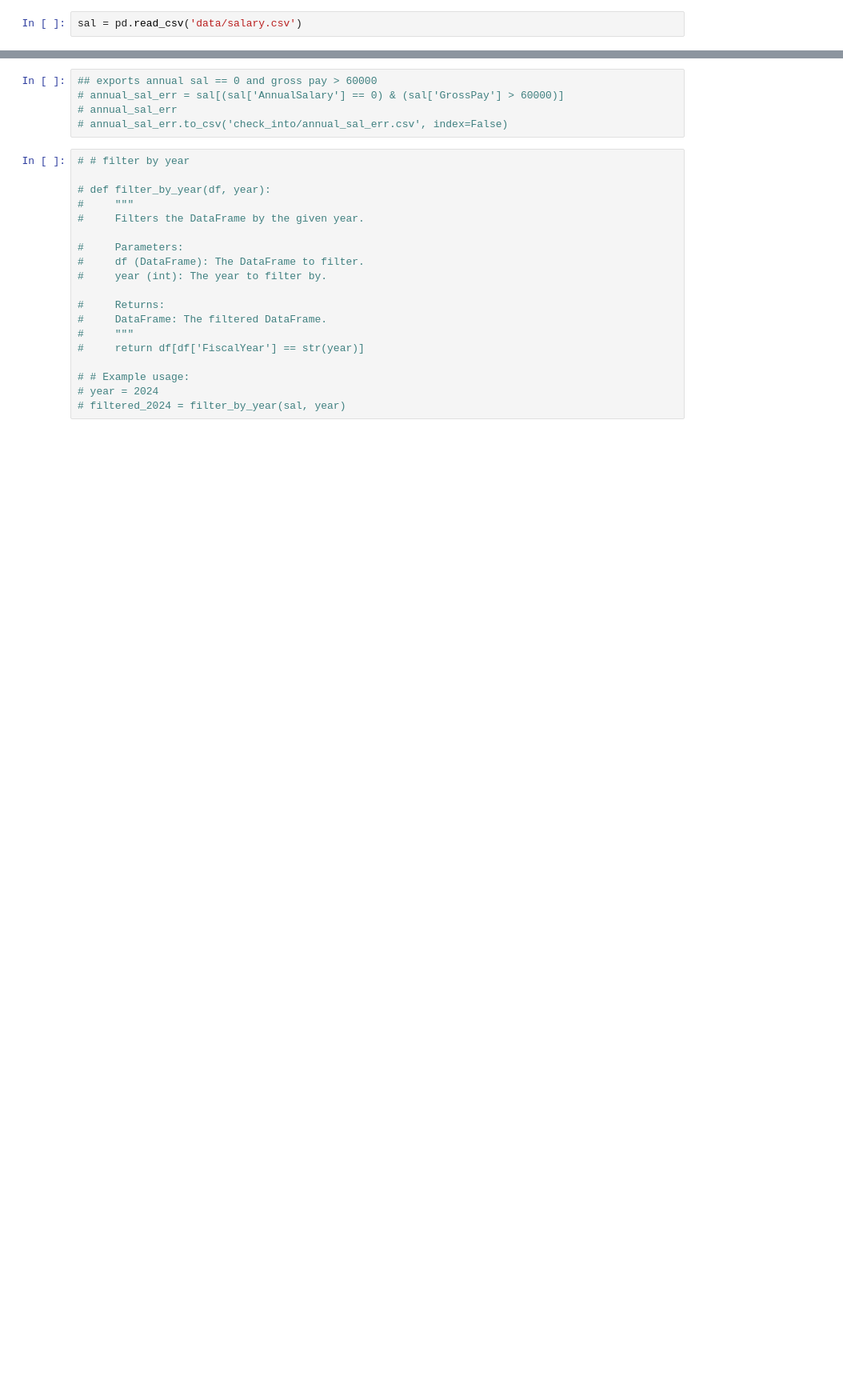
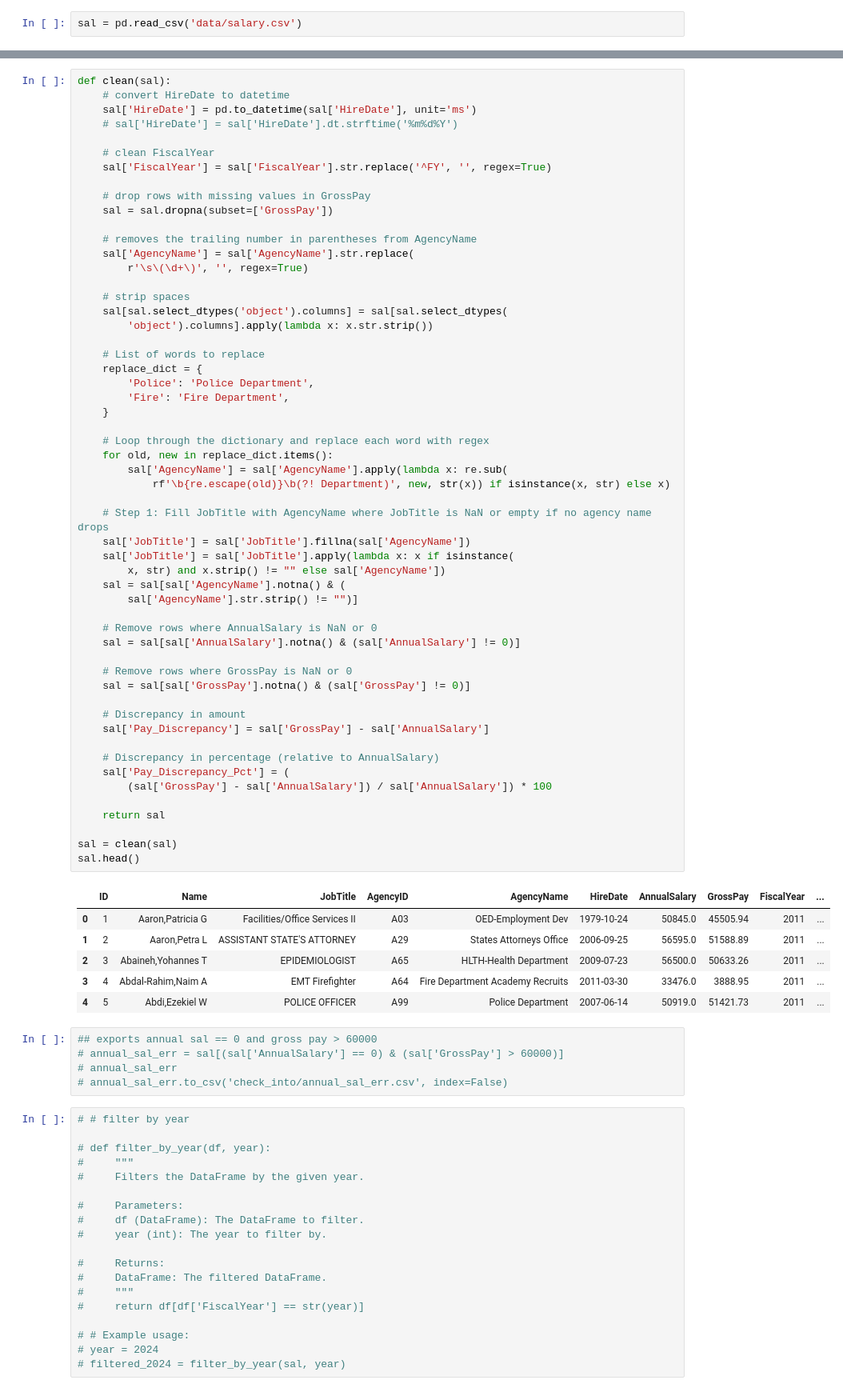
Before and after one commit to dmorton714/baltimore, a Jupyter notebook: balt_sal.ipynb, the cells around one changed output, grey strips where cells are left out. Shown at 80% size. Drawn from its saved outputs; the diff is of its cells as text; blank space fills up the shorter version.

```diff
--- a/balt_sal.ipynb
+++ b/balt_sal.ipynb
@@ -56,3 +53,65 @@ sal['Pay_Discrepancy_Pct'] = ((sal['GrossPay'] - sal['AnnualSalary']) / sal['Ann
+# %%
+def clean(sal):
+    # convert HireDate to datetime
+    sal['HireDate'] = pd.to_datetime(sal['HireDate'], unit='ms')
+    # sal['HireDate'] = sal['HireDate'].dt.strftime('%m%d%Y')
+
+    # clean FiscalYear
+    sal['FiscalYear'] = sal['FiscalYear'].str.replace('^FY', '', regex=True)
+
+    # drop rows with missing values in GrossPay
+    sal = sal.dropna(subset=['GrossPay'])
+
+    # removes the trailing number in parentheses from AgencyName
+    sal['AgencyName'] = sal['AgencyName'].str.replace(
+        r'\s\(\d+\)', '', regex=True)
+
+    # strip spaces
+    sal[sal.select_dtypes('object').columns] = sal[sal.select_dtypes(
+        'object').columns].apply(lambda x: x.str.strip())
+
+    # List of words to replace
+    replace_dict = {
+        'Police': 'Police Department',
+        'Fire': 'Fire Department',
+    }
+
+    # Loop through the dictionary and replace each word with regex
+    for old, new in replace_dict.items():
+        sal['AgencyName'] = sal['AgencyName'].apply(lambda x: re.sub(
+            rf'\b{re.escape(old)}\b(?! Department)', new, str(x)) if isinstance(x, str) else x)
+
+    # Step 1: Fill JobTitle with AgencyName where JobTitle is NaN or empty if no agency name drops
+    sal['JobTitle'] = sal['JobTitle'].fillna(sal['AgencyName'])
+    sal['JobTitle'] = sal['JobTitle'].apply(lambda x: x if isinstance(
+        x, str) and x.strip() != "" else sal['AgencyName'])
+    sal = sal[sal['AgencyName'].notna() & (
+        sal['AgencyName'].str.strip() != "")]
+
+    # Remove rows where AnnualSalary is NaN or 0
+    sal = sal[sal['AnnualSalary'].notna() & (sal['AnnualSalary'] != 0)]
+
+    # Remove rows where GrossPay is NaN or 0
+    sal = sal[sal['GrossPay'].notna() & (sal['GrossPay'] != 0)]
+
+    # Discrepancy in amount
+    sal['Pay_Discrepancy'] = sal['GrossPay'] - sal['AnnualSalary']
+
+    # Discrepancy in percentage (relative to AnnualSalary)
+    sal['Pay_Discrepancy_Pct'] = (
+        (sal['GrossPay'] - sal['AnnualSalary']) / sal['AnnualSalary']) * 100
+
+    return sal
+
+sal = clean(sal)
+sal.head()
+# %% [output]
+|  | ID | Name | JobTitle | AgencyID | AgencyName | HireDate | AnnualSalary | GrossPay | FiscalYear | ... |
+| 0 | 1 | Aaron,Patricia G | Facilities/Office Services II | A03 | OED-Employment Dev | 1979-10-24 | 50845.0 | 45505.94 | 2011 | ... |
+| 1 | 2 | Aaron,Petra L | ASSISTANT STATE'S ATTORNEY | A29 | States Attorneys Office | 2006-09-25 | 56595.0 | 51588.89 | 2011 | ... |
+| 2 | 3 | Abaineh,Yohannes T | EPIDEMIOLOGIST | A65 | HLTH-Health Department | 2009-07-23 | 56500.0 | 50633.26 | 2011 | ... |
+| 3 | 4 | Abdal-Rahim,Naim A | EMT Firefighter | A64 | Fire Department Academy Recruits | 2011-03-30 | 33476.0 | 3888.95 | 2011 | ... |
+| 4 | 5 | Abdi,Ezekiel W | POLICE OFFICER | A99 | Police Department | 2007-06-14 | 50919.0 | 51421.73 | 2011 | ... |
 # %%
 ## exports annual sal == 0 and gross pay > 60000
 # annual_sal_err = sal[(sal['AnnualSalary'] == 0) & (sal['GrossPay'] > 60000)]
```
Also changed, not shown: parts of 3 cells of this notebook, 12 other files.
